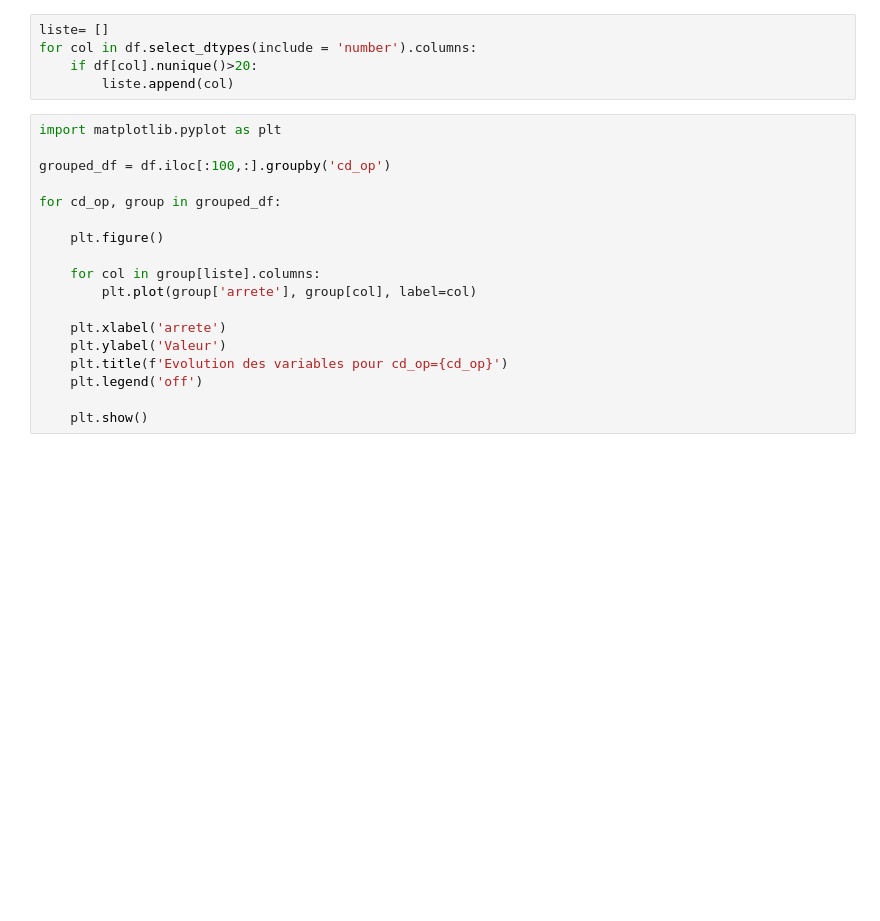
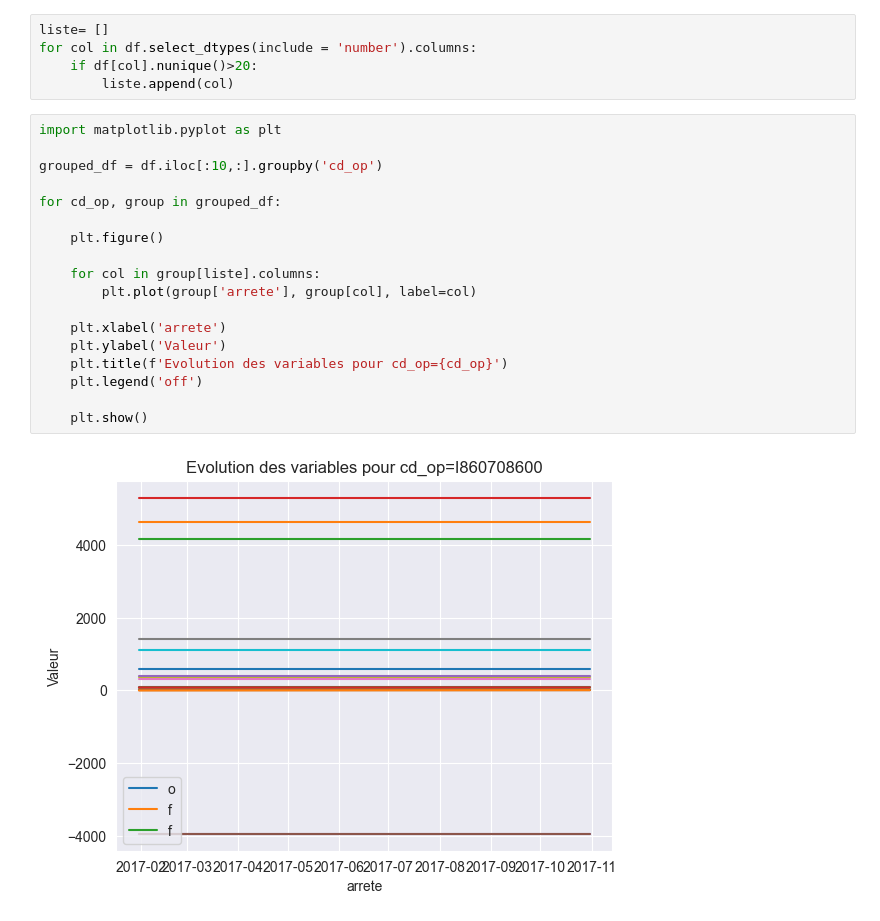
Before and after one commit to samuel-LP/Challenge-Credit-Logement, a Jupyter notebook: Notebooks/Analyse exploratoire.ipynb, the cells around one changed output. Cells and saved outputs as stored; diff of their text form; blank space fills up the shorter version.

```diff
--- a/Notebooks/Analyse exploratoire.ipynb
+++ b/Notebooks/Analyse exploratoire.ipynb
@@ -215,18 +297,20 @@ for col in df.select_dtypes(include = 'number').columns:
 # %%
 import matplotlib.pyplot as plt
 
-grouped_df = df.iloc[:100,:].groupby('cd_op')
+grouped_df = df.iloc[:10,:].groupby('cd_op')
 
 for cd_op, group in grouped_df:
 
     plt.figure()
 
     for col in group[liste].columns:
         plt.plot(group['arrete'], group[col], label=col)
 
     plt.xlabel('arrete')
     plt.ylabel('Valeur')
     plt.title(f'Evolution des variables pour cd_op={cd_op}')
     plt.legend('off')
 
     plt.show()
+# %% [output]
+[figure, added]
```
Also changed, not shown: parts of 27 cells of this notebook.
